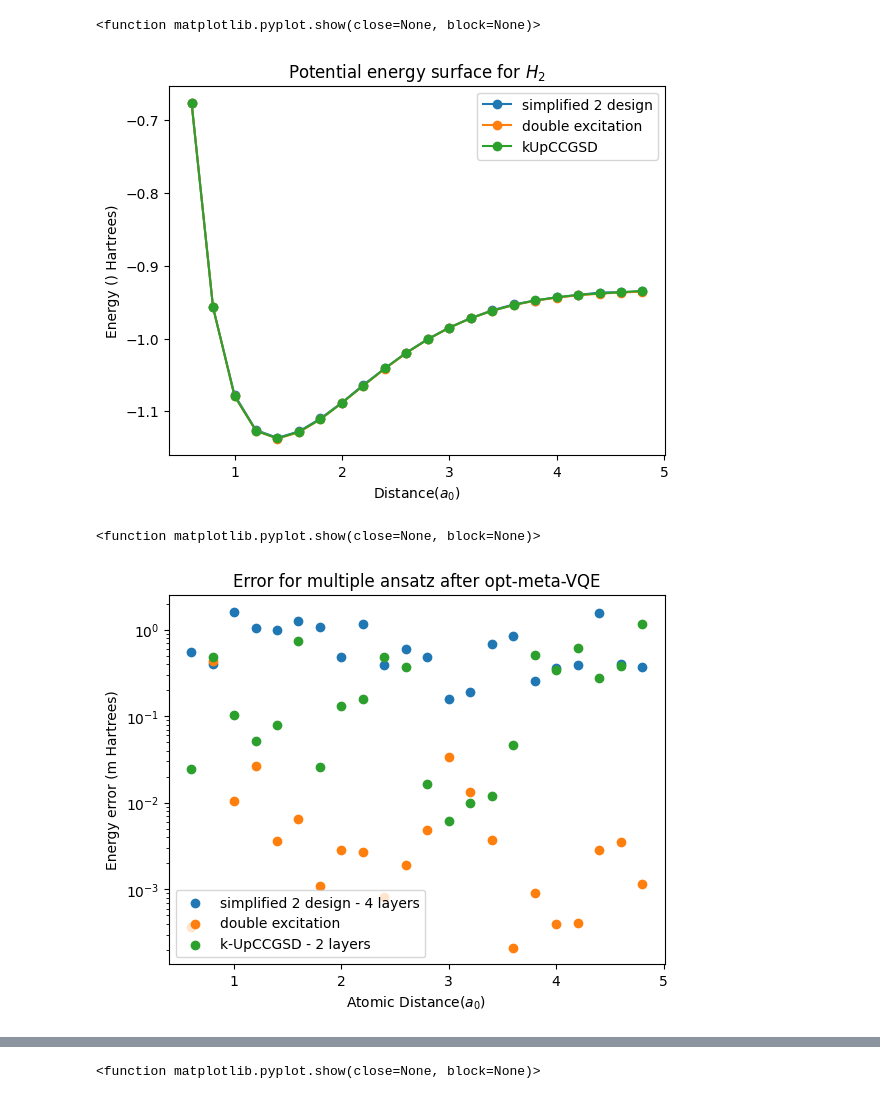
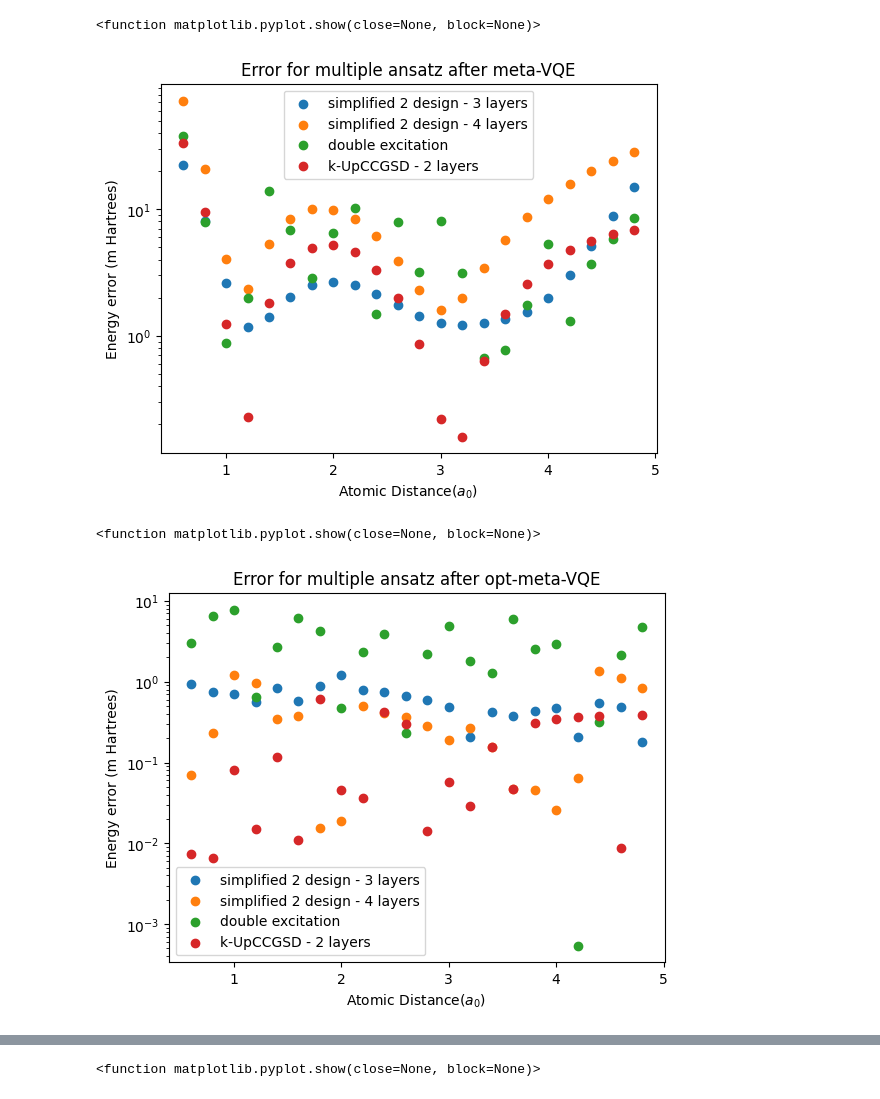
Before and after one commit to sergioandrescs/meta-VQE-pennylane, a Jupyter notebook: plot_join_ansatz.ipynb, the cells around one changed output, grey strips where cells are left out. Drawn from its saved outputs; the diff is of its cells as text; code cells hidden in the pictures.

```diff
--- a/plot_join_ansatz.ipynb
+++ b/plot_join_ansatz.ipynb
@@ -45,22 +63,25 @@ plt.show
-# %%
-# PES plot
-plt.plot(test_points,s2design["opt_meta"], label="simplified 2 design", marker='o')
-plt.plot(test_points,double_ex["opt_meta"], label="double excitation", marker='o')
-plt.plot(test_points,kUpCCGSD_2k["opt_meta"], label="kUpCCGSD", marker='o')
-
-plt.legend()
-plt.title('Potential energy surface for $H_{2}$')
-plt.ylabel('Energy () Hartrees)')
-plt.xlabel('Distance($a_{0}$)')
-plt.show
-# %% [output]
-<function matplotlib.pyplot.show(close=None, block=None)>
-[figure, removed]
+# %%
+# Plot for errors
+plt.scatter(test_points,[np.abs(i-j)*1000 for i,j in zip(DATA["simplified_2_design"]["fd"][0]["meta"]["adam"]["energies"] ,fci_energies)], label="simplified 2 design - 3 layers", marker='o')
+plt.scatter(test_points,[np.abs(i-j)*1000 for i,j in zip(DATA["simplified_2_design"]["fd"][1]["meta"]["adam"]["energies"] ,fci_energies)], label="simplified 2 design - 4 layers", marker='o')
+plt.scatter(test_points,[np.abs(i-j)*1000 for i,j in zip(DATA["single_double"]["fd"][0]["meta"]["adam"]["energies"],fci_energies)], label="double excitation", marker='o')
+plt.scatter(test_points,[np.abs(i-j)*1000 for i,j in zip(DATA["kupccgsd"]["fd"][0]["meta"]["adam"]["energies"] ,fci_energies)], label="k-UpCCGSD - 2 layers", marker='o')
+
+plt.legend()
+plt.title('Error for multiple ansatz after meta-VQE')
+plt.yscale('log',base=10)
+plt.ylabel('Energy error (m Hartrees)')
+plt.xlabel('Atomic Distance($a_{0}$)')
+plt.show
+# %% [output]
+<function matplotlib.pyplot.show(close=None, block=None)>
+[figure, added]
 # %%
 # Plot for errors
-plt.scatter(test_points,[np.abs(i-j)*1000 for i,j in zip(s2design["opt_meta"] ,fci_energies)], label="simplified 2 design - 4 layers", marker='o')
-plt.scatter(test_points,[np.abs(i-j)*1000 for i,j in zip(double_ex["opt_meta"] ,fci_energies)], label="double excitation", marker='o')
-plt.scatter(test_points,[np.abs(i-j)*1000 for i,j in zip(kUpCCGSD_2k["opt_meta"] ,fci_energies)], label="k-UpCCGSD - 2 layers", marker='o')
+plt.scatter(test_points,[np.abs(i-j)*1000 for i,j in zip(DATA["simplified_2_design"]["fd"][0]["opt_meta"] ,fci_energies)], label="simplified 2 design - 3 layers", marker='o')
+plt.scatter(test_points,[np.abs(i-j)*1000 for i,j in zip(DATA["simplified_2_design"]["fd"][1]["opt_meta"] ,fci_energies)], label="simplified 2 design - 4 layers", marker='o')
+plt.scatter(test_points,[np.abs(i-j)*1000 for i,j in zip(DATA["single_double"]["fd"][0]["opt_meta"] ,fci_energies)], label="double excitation", marker='o')
+plt.scatter(test_points,[np.abs(i-j)*1000 for i,j in zip(DATA["kupccgsd"]["fd"][0]["opt_meta"] ,fci_energies)], label="k-UpCCGSD - 2 layers", marker='o')
 
 plt.legend()
 plt.title('Error for multiple ansatz after opt-meta-VQE')
@@ -70,4 +91,4 @@ plt.xlabel('Atomic Distance($a_{0}$)')
 plt.show
 # %% [output]
 <function matplotlib.pyplot.show(close=None, block=None)>
-[figure, old version]
+[figure, new version]
```
Also changed, not shown: parts of 7 cells of this notebook, 6 other files.
